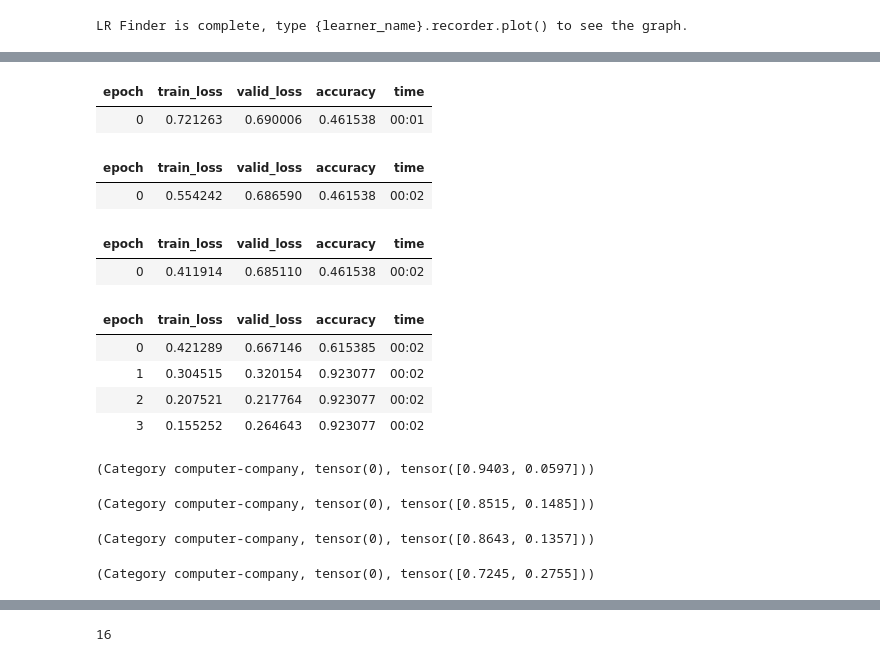
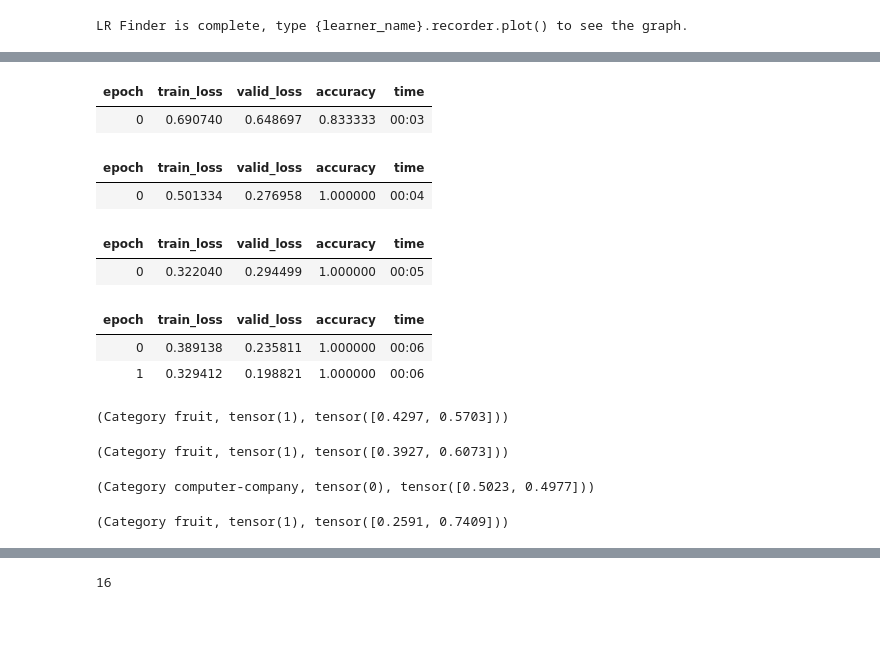
Before and after one commit to maniceet/How-do-you-like-them-Apples, a Jupyter notebook: How_do_you_like_them_apples_(Model_Training).ipynb, the cells around one changed output, grey strips where cells are left out. Drawn from its saved outputs; the diff is of its cells as text; code cells hidden in the pictures; blank space fills up the shorter version.

```diff
--- a/How_do_you_like_them_apples_(Model_Training).ipynb
+++ b/How_do_you_like_them_apples_(Model_Training).ipynb
@@ -249,8 +244,8 @@ learn.recorder.plot()
 # %%
-learn.fit_one_cycle(1, 1e-2, moms=(0.8,0.7))
+learn.fit_one_cycle(1, 1e-3, moms=(0.8,0.7))
 # %% [output]
 | epoch | train_loss | valid_loss | accuracy | time |
-| 0 | 0.721263 | 0.690006 | 0.461538 | 00:01 |
+| 0 | 0.690740 | 0.648697 | 0.833333 | 00:03 |
 # %%
 learn.save('first')
 # %%
@@ -260,46 +255,44 @@ learn.freeze_to(-2)
 learn.fit_one_cycle(1, slice(1e-2/(2.6**4),1e-2), moms=(0.8,0.7))
 # %% [output]
 | epoch | train_loss | valid_loss | accuracy | time |
-| 0 | 0.554242 | 0.686590 | 0.461538 | 00:02 |
+| 0 | 0.501334 | 0.276958 | 1.000000 | 00:04 |
 # %%
 learn.save('second')
 # %%
 learn.load('second');
 # %%
 learn.freeze_to(-3)
-learn.fit_one_cycle(1, slice(5e-4/(2.6**4),1e-3), moms=(0.8,0.7))
+learn.fit_one_cycle(1, slice(1e-3/(2.6**4),1e-3), moms=(0.8,0.7))
 # %% [output]
 | epoch | train_loss | valid_loss | accuracy | time |
-| 0 | 0.411914 | 0.685110 | 0.461538 | 00:02 |
+| 0 | 0.322040 | 0.294499 | 1.000000 | 00:05 |
 # %%
 learn.save('third')
 # %%
 learn.load('third');
 # %%
 learn.unfreeze()
-learn.fit_one_cycle(4, slice(1e-2/(2.6**4),5e-2), moms=(0.8,0.7))
+learn.fit_one_cycle(2, slice(1e-3/(2.6**4),1e-3), moms=(0.8,0.7))
 # %% [output]
 | epoch | train_loss | valid_loss | accuracy | time |
-| 0 | 0.421289 | 0.667146 | 0.615385 | 00:02 |
-| 1 | 0.304515 | 0.320154 | 0.923077 | 00:02 |
-| 2 | 0.207521 | 0.217764 | 0.923077 | 00:02 |
-| 3 | 0.155252 | 0.264643 | 0.923077 | 00:02 |
+| 0 | 0.389138 | 0.235811 | 1.000000 | 00:06 |
+| 1 | 0.329412 | 0.198821 | 1.000000 | 00:06 |
 # %%
 learn.save('fine_tuned_classifier')
 # %%
 learn.predict("When Steve Jobs stepped down as Apple's CEO in August 2011, people said it was the end of an era. The departure of Apple design chief Jony Ive, announced Thursday, is the latest sign of the new Apple. \
 For the past couple of decades, Apple has gone through one of the most dramatic resurgences in history. Its tale of dramatic rise under co-founder Jobs, its decline and near death after his ouster, and then its rebirth are the stuff of Silicon Valley legend")
 # %% [output]
-(Category computer-company, tensor(0), tensor([0.9403, 0.0597]))
+(Category fruit, tensor(1), tensor([0.4297, 0.5703]))
 # %%
 learn.predict('ve and Jobs were close friends, bonding over frequent lunches and a similar sensibility for design. "We on the first meeting, in a quite shocking way, really did click," Ive said in a rare interview in 2017. "We just established an immediate understanding."')
 # %% [output]
-(Category computer-company, tensor(0), tensor([0.8515, 0.1485]))
+(Category fruit, tensor(1), tensor([0.3927, 0.6073]))
 # %%
 learn.predict('The departure of Ive, whose soft, British voice introduced Apple hardware in countless sizzle reels, is the latest sign of major shifts within Apple. The company grew to become one of the worlds most profitable and highly valued companies, worth nearly $1 trillion, on the back of the iPhone.')
 # %% [output]
-(Category computer-company, tensor(0), tensor([0.8643, 0.1357]))
+(Category computer-company, tensor(0), tensor([0.5023, 0.4977]))
 # %%
 learn.predict('The gardens of Kashmir have the best Apples grown all over the world')
 # %% [output]
-(Category computer-company, tensor(0), tensor([0.7245, 0.2755]))
+(Category fruit, tensor(1), tensor([0.2591, 0.7409]))
```
Also changed, not shown: parts of 22 cells of this notebook.
